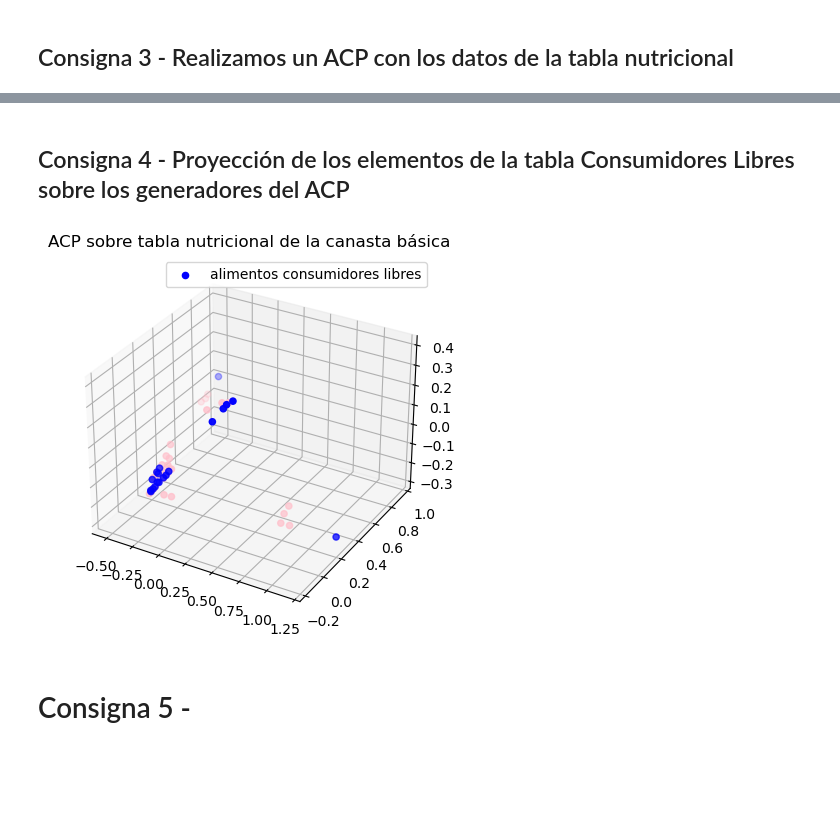
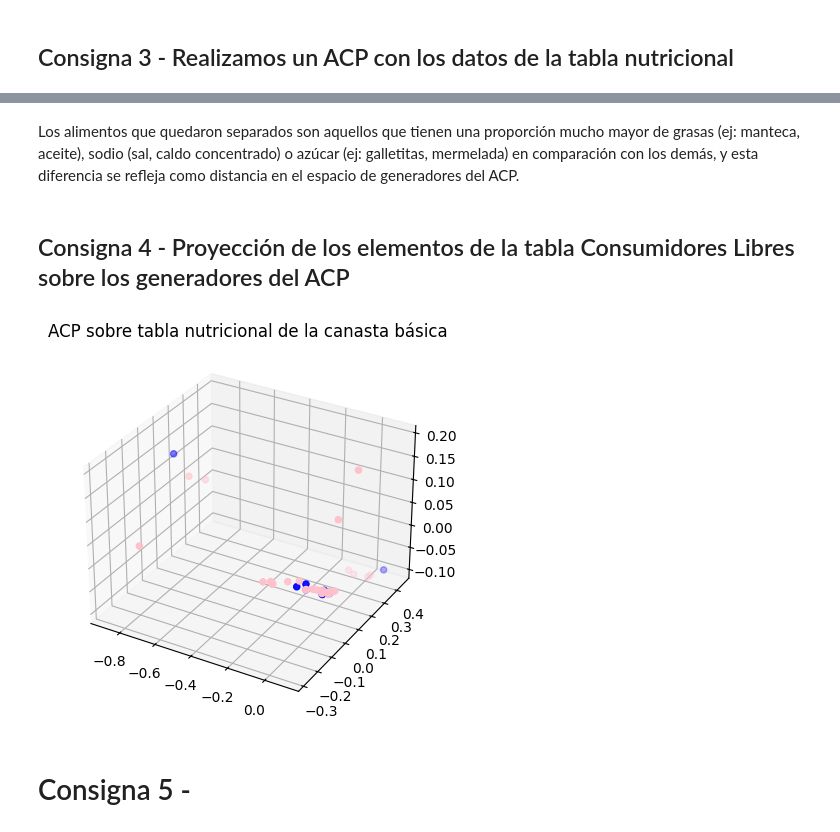
Before and after one commit to r3ch1rd/TP2alc, a Jupyter notebook: TP2alc.ipynb, the cells around one changed output, grey strips where cells are left out. Saved outputs shown, nothing was run; the diff lists cells and outputs as text; code cells hidden in the pictures; blank space fills up the shorter version.

```diff
--- a/TP2alc.ipynb
+++ b/TP2alc.ipynb
@@ -134,20 +169,24 @@ plt.show()
+# %% [markdown]
+Los alimentos que quedaron separados son aquellos que tienen una proporción mucho mayor de grasas (ej: manteca, aceite), sodio (sal, caldo concentrado) o azúcar (ej: galletitas, mermelada) en comparación con los demás, y esta diferencia se refleja como distancia en el espacio de generadores del ACP.
 # %% [markdown]
 ## Consigna 4 - Proyección de los elementos de la tabla Consumidores Libres sobre los generadores del ACP
 # %%
 #Elementos de la tabla consumidores_libres
+
 alim_cl = consumidores_libres["PRODUCTOS"].tolist()
+
 #Reemplazo los nombres para que coincidan con los de la tabla nutricional
 alim_cl[0] = "Aceite girasol"
 alim_cl[1] = "Arroz"
 alim_cl[2] = "Azucar"
 alim_cl[3] = "Fideos secos"
 alim_cl[4] = "Harina trigo"
-alim_cl[5] = "Huevo" #En el precio hace referencia a la docena y en la tabla nutricional a los 16 huevos, para pensar
+alim_cl[5] = "Huevo"
 alim_cl[6] = "Pan Frances"
 alim_cl[7] = "Leche fluida entera"
 alim_cl[8] = "Yerba"
 alim_cl[9] = "Zanahoria"
-alim_cl[10] = "Berenjena" #No hay berenjena en la tabla nutricional ???
+alim_cl[10] = "Berenjena"
 alim_cl[11] = "Tomate"
 alim_cl[12] = "Cebolla"
 alim_cl[13] = "Papa"
@@ -155,38 +194,37 @@ alim_cl[14] = "Acelga"
 alim_cl[15] = "Naranja"
 alim_cl[16] = "Manzana"
 alim_cl[17] = "Bola de Lomo"
 alim_cl[18] = "Asado"
 alim_cl[19] = "Paleta"
 alim_cl[20] = "Carne picada"
 
 
 #DataFrame con los datos nutricionales de los elementos de la tabla consumidores_libres
 cl = tn0.loc[tn0['Alimento'].isin(alim_cl)]
 tnResto = tn0.loc[~tn0['Alimento'].isin(alim_cl)]
 
 #Matriz del DataFrame
 clCentrado = cl.iloc[:,2:]
 
 for i in range(clCentrado.shape[1]):
     clCentrado[clCentrado.columns[i]] = clCentrado[clCentrado.columns[i]] - tnMedias[i]
 
 tnRestoCentrado = tnResto.iloc[:,2:]
 for i in range(tnRestoCentrado.shape[1]):
     tnRestoCentrado[tnRestoCentrado.columns[i]] = tnRestoCentrado[tnRestoCentrado.columns[i]] - tnMedias[i]
 
-proyec = np.dot(clCentrado,V_reducido.T)
-tnProyeccionesResto = np.dot(tnRestoCentrado,V_reducido.T)
+proyec = np.dot(clCentrado,avecs.T)
+tnProyeccionesResto = np.dot(tnRestoCentrado,avecs.T)
 
 #Gráfico
 fig = plt.figure()
 ax = fig.add_subplot(projection='3d')
-ax.scatter(proyec[:,0],proyec[:,1],proyec[:,2],color = "blue", label = "alimentos consumidores libres")
 ax.scatter(tnProyeccionesResto[:,0],tnProyeccionesResto[:,1],tnProyeccionesResto[:,2], color = "pink")
+ax.scatter(proyec[:,0],proyec[:,1],proyec[:,2],color = "blue")
 ax.set_title("ACP sobre tabla nutricional de la canasta básica")
-ax.legend()
 plt.show()
 # %% [output]
-[figure, old version]
+[figure, new version]
 # %% [markdown]
 # Consigna 5 -
 # %% [markdown]
```
Also changed, not shown: parts of 14 cells of this notebook.
